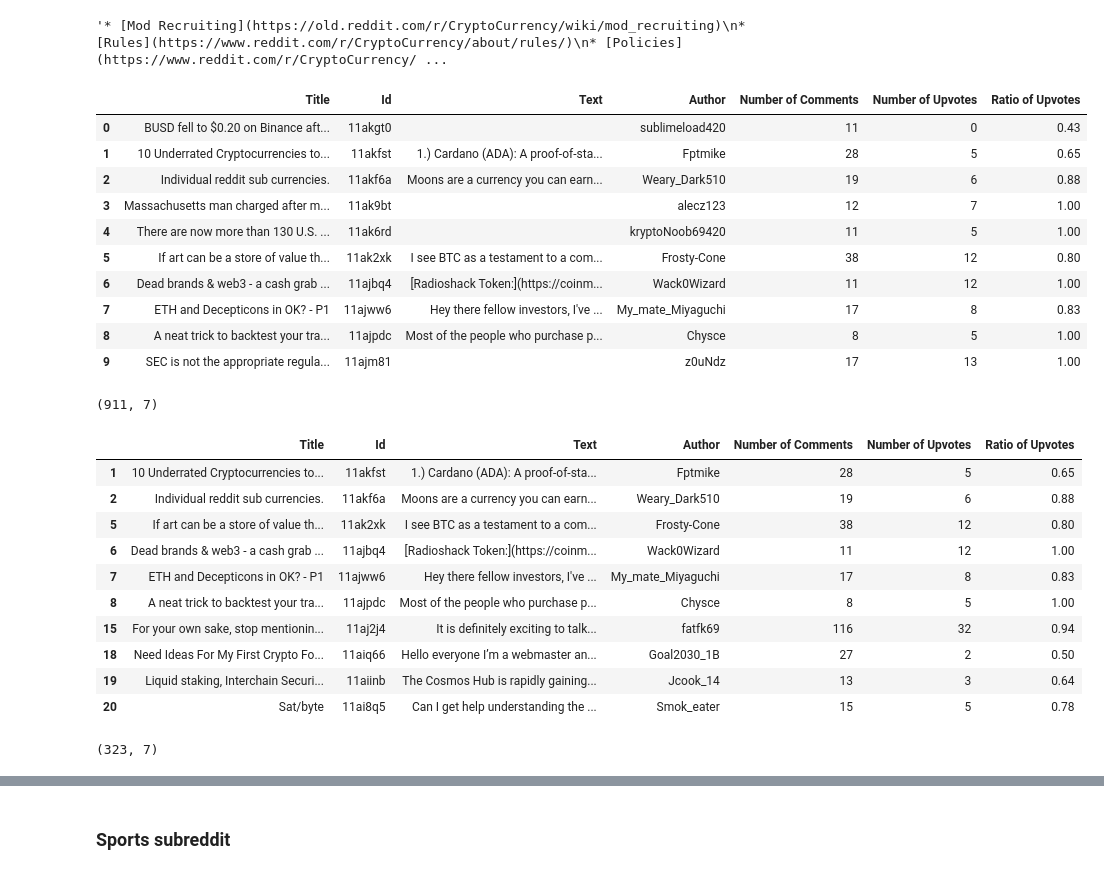
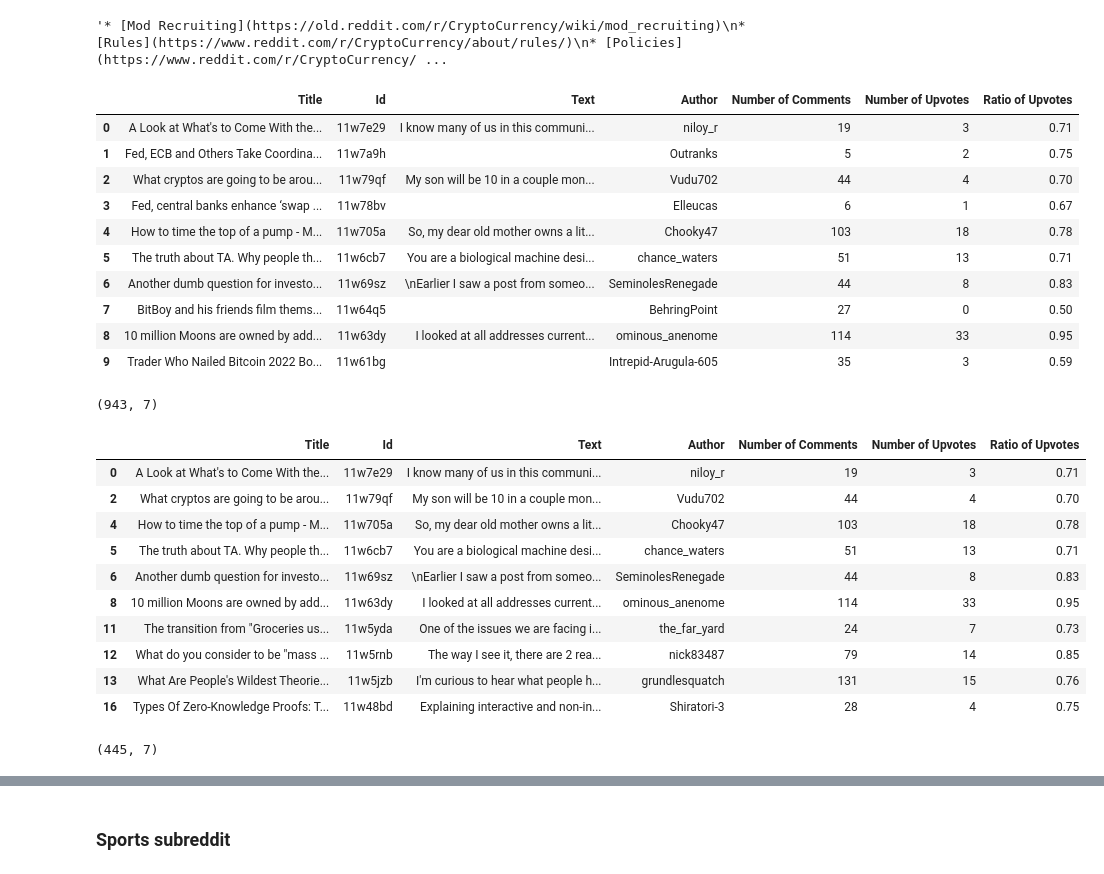
Before and after one commit to Data-Science-for-Linguists-2023/For-Reddit-Grammaticality-Analysis, a Jupyter notebook: notebooks/dataCollection.ipynb, the cells around one changed output, grey strips where cells are left out. Saved outputs shown, nothing was run; the diff lists cells and outputs as text; code cells hidden in the pictures.

```diff
--- a/notebooks/dataCollection.ipynb
+++ b/notebooks/dataCollection.ipynb
@@ -206,64 +268,58 @@ cryptocurrency_posts.description
 # %%
 # New lists
 titles, texts, ids, authors, numComments, scores, upvoteRatios = [], [], [], [], [], [], []
 
 # Appending various aspects of posts to lists
-[ids.append(x.id) for x in cryptocurrency_posts.new(limit = 4000)]
-[authors.append(x.author) for x in cryptocurrency_posts.new(limit = 4000)]
-[titles.append(x.title) for x in cryptocurrency_posts.new(limit = 4000)]
-[texts.append(x.selftext) for x in cryptocurrency_posts.new(limit = 4000)]
-[numComments.append(x.num_comments) for x in cryptocurrency_posts.new(limit = 4000)]
-[scores.append(x.score) for x in cryptocurrency_posts.new(limit = 4000)]
-[upvoteRatios.append(x.upvote_ratio) for x in cryptocurrency_posts.new(limit = 4000)]
+[[ids.append(x.id), authors.append(x.author), titles.append(x.title), texts.append(x.selftext), numComments.append(x.num_comments), scores.append(x.score),upvoteRatios.append(x.upvote_ratio)] for x in cryptocurrency_posts.new(limit = 5000)]
 
 # New dataframe
 cryptocurrency_df = pd.DataFrame()
 
 # Assigning lists to columns
 cryptocurrency_df['Title'] = titles
 cryptocurrency_df['Id'] = ids
 cryptocurrency_df['Text'] = texts
 cryptocurrency_df['Author'] = authors
 cryptocurrency_df['Number of Comments'] = numComments
 cryptocurrency_df['Number of Upvotes'] = scores
 cryptocurrency_df['Ratio of Upvotes'] = upvoteRatios
 
 # Print head
 cryptocurrency_df.head(10)
 # %% [output]
 |  | Title | Id | Text | Author | Number of Comments | Number of Upvotes | Ratio of Upvotes |
-| 0 | BUSD fell to $0.20 on Binance aft... | 11akgt0 |  | sublimeload420 | 11 | 0 | 0.43 |
-| 1 | 10 Underrated Cryptocurrencies to... | 11akfst | 1.) Cardano (ADA): A proof-of-sta... | Fptmike | 28 | 5 | 0.65 |
-| 2 | Individual reddit sub currencies. | 11akf6a | Moons are a currency you can earn... | Weary_Dark510 | 19 | 6 | 0.88 |
-| 3 | Massachusetts man charged after m... | 11ak9bt |  | alecz123 | 12 | 7 | 1.00 |
-| 4 | There are now more than 130 U.S. ... | 11ak6rd |  | kryptoNoob69420 | 11 | 5 | 1.00 |
-| 5 | If art can be a store of value th... | 11ak2xk | I see BTC as a testament to a com... | Frosty-Cone | 38 | 12 | 0.80 |
-| 6 | Dead brands & web3 - a cash grab ... | 11ajbq4 | [Radioshack Token:](https://coinm... | Wack0Wizard | 11 | 12 | 1.00 |
-| 7 | ETH and Decepticons in OK? - P1 | 11ajww6 | Hey there fellow investors, I've ... | My_mate_Miyaguchi | 17 | 8 | 0.83 |
-| 8 | A neat trick to backtest your tra... | 11ajpdc | Most of the people who purchase p... | Chysce | 8 | 5 | 1.00 |
-| 9 | SEC is not the appropriate regula... | 11ajm81 |  | z0uNdz | 17 | 13 | 1.00 |
+| 0 | A Look at What's to Come With the... | 11w7e29 | I know many of us in this communi... | niloy_r | 19 | 3 | 0.71 |
+| 1 | Fed, ECB and Others Take Coordina... | 11w7a9h |  | Outranks | 5 | 2 | 0.75 |
+| 2 | What cryptos are going to be arou... | 11w79qf | My son will be 10 in a couple mon... | Vudu702 | 44 | 4 | 0.70 |
+| 3 | Fed, central banks enhance ‘swap ... | 11w78bv |  | Elleucas | 6 | 1 | 0.67 |
+| 4 | How to time the top of a pump - M... | 11w705a | So, my dear old mother owns a lit... | Chooky47 | 103 | 18 | 0.78 |
+| 5 | The truth about TA. Why people th... | 11w6cb7 | You are a biological machine desi... | chance_waters | 51 | 13 | 0.71 |
+| 6 | Another dumb question for investo... | 11w69sz | \nEarlier I saw a post from someo... | SeminolesRenegade | 44 | 8 | 0.83 |
+| 7 | BitBoy and his friends film thems... | 11w64q5 |  | BehringPoint | 27 | 0 | 0.50 |
+| 8 | 10 million Moons are owned by add... | 11w63dy | I looked at all addresses current... | ominous_anenome | 114 | 33 | 0.95 |
+| 9 | Trader Who Nailed Bitcoin 2022 Bo... | 11w61bg |  | Intrepid-Arugula-605 | 35 | 3 | 0.59 |
 # %%
 cryptocurrency_df.shape
 # %% [output]
-(911, 7)
+(943, 7)
 # %%
 cryptocurrency_df.replace('', np.nan, inplace = True)
 cryptocurrency_df.dropna(inplace = True)
 cryptocurrency_df.head(10)
 # %% [output]
 |  | Title | Id | Text | Author | Number of Comments | Number of Upvotes | Ratio of Upvotes |
-| 1 | 10 Underrated Cryptocurrencies to... | 11akfst | 1.) Cardano (ADA): A proof-of-sta... | Fptmike | 28 | 5 | 0.65 |
-| 2 | Individual reddit sub currencies. | 11akf6a | Moons are a currency you can earn... | Weary_Dark510 | 19 | 6 | 0.88 |
-| 5 | If art can be a store of value th... | 11ak2xk | I see BTC as a testament to a com... | Frosty-Cone | 38 | 12 | 0.80 |
-| 6 | Dead brands & web3 - a cash grab ... | 11ajbq4 | [Radioshack Token:](https://coinm... | Wack0Wizard | 11 | 12 | 1.00 |
-| 7 | ETH and Decepticons in OK? - P1 | 11ajww6 | Hey there fellow investors, I've ... | My_mate_Miyaguchi | 17 | 8 | 0.83 |
-| 8 | A neat trick to backtest your tra... | 11ajpdc | Most of the people who purchase p... | Chysce | 8 | 5 | 1.00 |
-| 15 | For your own sake, stop mentionin... | 11aj2j4 | It is definitely exciting to talk... | fatfk69 | 116 | 32 | 0.94 |
-| 18 | Need Ideas For My First Crypto Fo... | 11aiq66 | Hello everyone I’m a webmaster an... | Goal2030_1B | 27 | 2 | 0.50 |
-| 19 | Liquid staking, Interchain Securi... | 11aiinb | The Cosmos Hub is rapidly gaining... | Jcook_14 | 13 | 3 | 0.64 |
-| 20 | Sat/byte | 11ai8q5 | Can I get help understanding the ... | Smok_eater | 15 | 5 | 0.78 |
+| 0 | A Look at What's to Come With the... | 11w7e29 | I know many of us in this communi... | niloy_r | 19 | 3 | 0.71 |
+| 2 | What cryptos are going to be arou... | 11w79qf | My son will be 10 in a couple mon... | Vudu702 | 44 | 4 | 0.70 |
+| 4 | How to time the top of a pump - M... | 11w705a | So, my dear old mother owns a lit... | Chooky47 | 103 | 18 | 0.78 |
+| 5 | The truth about TA. Why people th... | 11w6cb7 | You are a biological machine desi... | chance_waters | 51 | 13 | 0.71 |
+| 6 | Another dumb question for investo... | 11w69sz | \nEarlier I saw a post from someo... | SeminolesRenegade | 44 | 8 | 0.83 |
+| 8 | 10 million Moons are owned by add... | 11w63dy | I looked at all addresses current... | ominous_anenome | 114 | 33 | 0.95 |
+| 11 | The transition from "Groceries us... | 11w5yda | One of the issues we are facing i... | the_far_yard | 24 | 7 | 0.73 |
+| 12 | What do you consider to be "mass ... | 11w5rnb | The way I see it, there are 2 rea... | nick83487 | 79 | 14 | 0.85 |
+| 13 | What Are People's Wildest Theorie... | 11w5jzb | I'm curious to hear what people h... | grundlesquatch | 131 | 15 | 0.76 |
+| 16 | Types Of Zero-Knowledge Proofs: T... | 11w48bd | Explaining interactive and non-in... | Shiratori-3 | 28 | 4 | 0.75 |
 # %%
 cryptocurrency_df.shape
 # %% [output]
-(323, 7)
+(445, 7)
 # %%
```
Also changed, not shown: parts of 110 cells of this notebook, 1 other file.
